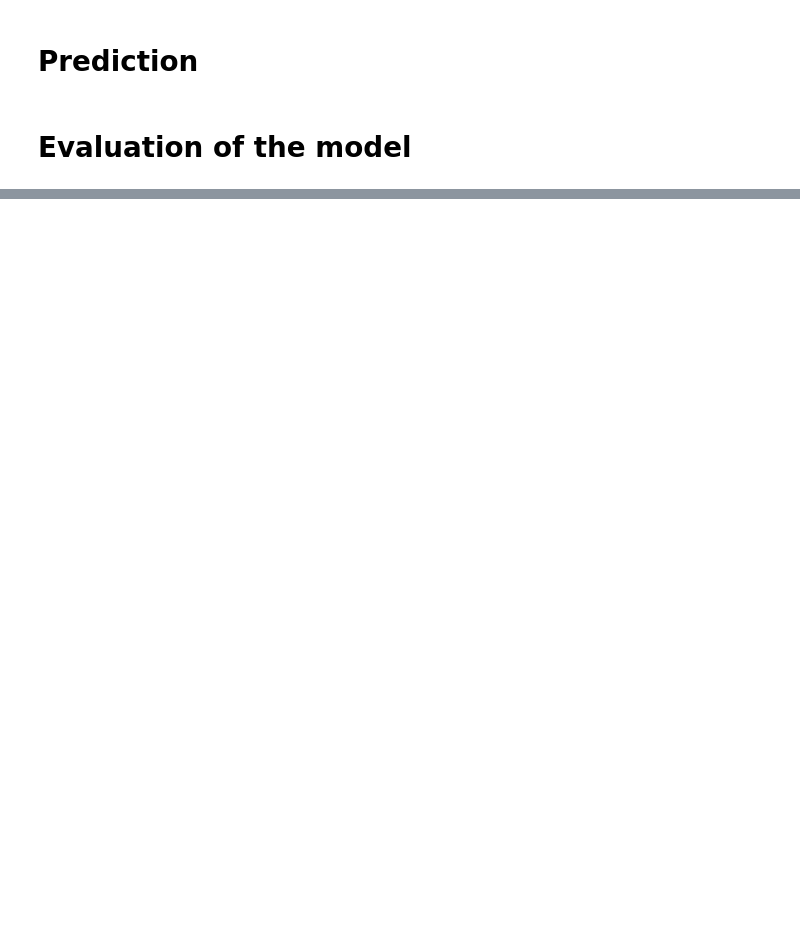
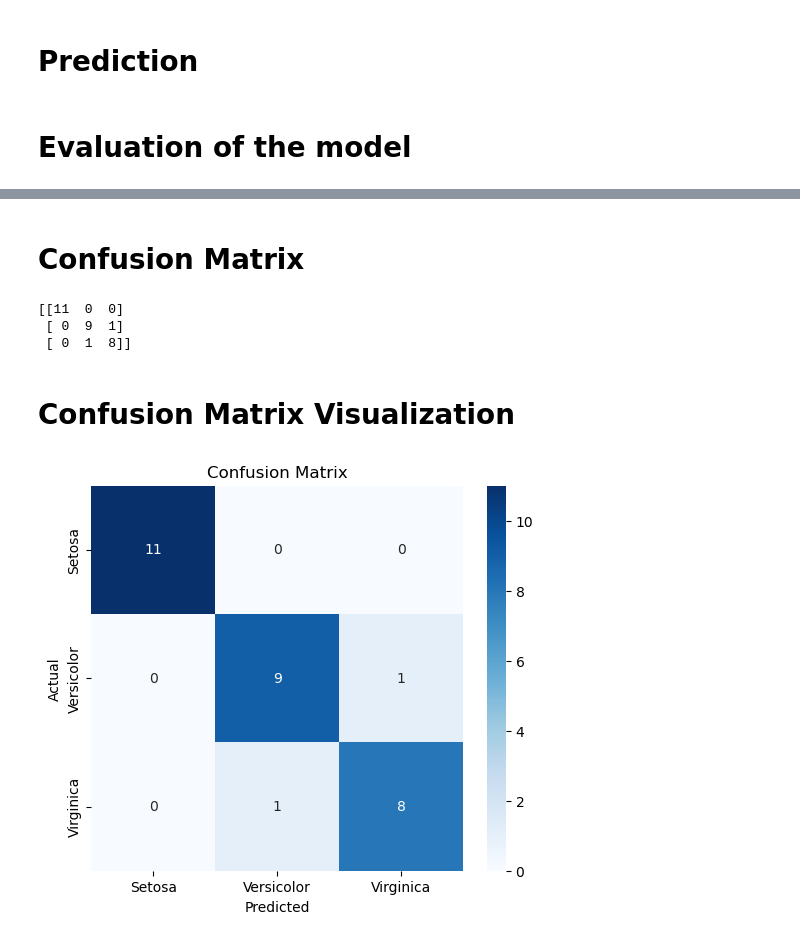
Before and after one commit to sangram1234-tech/CODSOFT, a Jupyter notebook: Task3.ipynb, the cells around one changed output, grey strips where cells are left out. Drawn from its saved outputs; the diff is of its cells as text; code cells hidden in the pictures; blank space fills up the shorter version.

```diff
--- a/Task3.ipynb
+++ b/Task3.ipynb
@@ -90,8 +111,5 @@ X_train, X_test, y_train, y_test = train_test_split(
 # %%
-model = RandomForestClassifier(
-    n_estimators=100,
-    random_state=42
-)
+model = LogisticRegression()
 
 model.fit(X_train, y_train)
 # %% [output]
@@ -110,0 +143,32 @@ Accuracy : 1.0
+# %% [markdown]
+# Confusion Matrix
+# %%
+cm = confusion_matrix(y_test, y_pred)
+
+print(cm)
+# %% [output]
+[[11  0  0]
+ [ 0  9  1]
+ [ 0  1  8]]
+# %% [markdown]
+# Confusion Matrix Visualization
+# %%
+plt.figure(figsize=(6,5))
+
+sns.heatmap(
+    cm,
+    annot=True,
+    cmap='Blues',
+    fmt='d',
+    xticklabels=['Setosa', 'Versicolor', 'Virginica'],
+    yticklabels=['Setosa', 'Versicolor', 'Virginica']
+
+)
+
+plt.xlabel("Predicted")
+plt.ylabel("Actual")
+plt.title("Confusion Matrix")
+
+plt.show()
+# %% [output]
+[figure, added]
```
Also changed, not shown: parts of 13 cells of this notebook.
